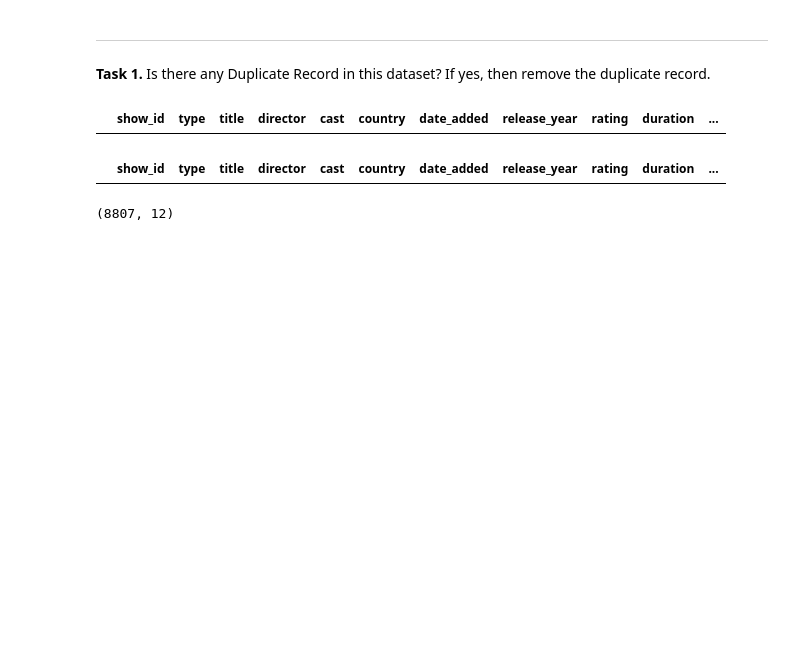
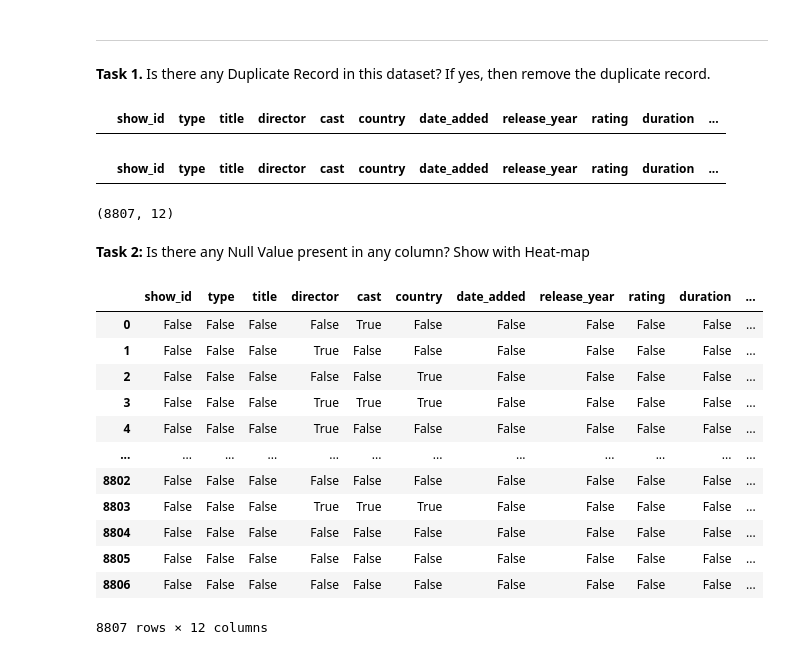
Before and after one commit to ligiadavilabozzi/netflix_analysis, a Jupyter notebook: netflix_analysis.ipynb, the cells around one changed output. Drawn from its saved outputs; the diff is of its cells as text; code cells hidden in the pictures; blank space fills up the shorter version.

Commit message:
task 2 - showing heat map for null values

```diff
--- a/netflix_analysis.ipynb
+++ b/netflix_analysis.ipynb
@@ -111,3 +111,21 @@ df_netflix[df_netflix.duplicated()]
 df_netflix.shape
 # %% [output]
 (8807, 12)
+# %% [markdown]
+**Task 2:** Is there any Null Value present in any column? Show with Heat-map
+# %%
+df_netflix.isnull()
+# %% [output]
+|  | show_id | type | title | director | cast | country | date_added | release_year | rating | duration | ... |
+| 0 | False | False | False | False | True | False | False | False | False | False | ... |
+| 1 | False | False | False | True | False | False | False | False | False | False | ... |
+| 2 | False | False | False | False | False | True | False | False | False | False | ... |
+| 3 | False | False | False | True | True | True | False | False | False | False | ... |
+| 4 | False | False | False | True | False | False | False | False | False | False | ... |
+| ... | ... | ... | ... | ... | ... | ... | ... | ... | ... | ... | ... |
+| 8802 | False | False | False | False | False | False | False | False | False | False | ... |
+| 8803 | False | False | False | True | True | True | False | False | False | False | ... |
+| 8804 | False | False | False | False | False | False | False | False | False | False | ... |
+| 8805 | False | False | False | False | False | False | False | False | False | False | ... |
+| 8806 | False | False | False | False | False | False | False | False | False | False | ... |
+8807 rows × 12 columns
```
Also changed, not shown: parts of 2 cells of this notebook.
